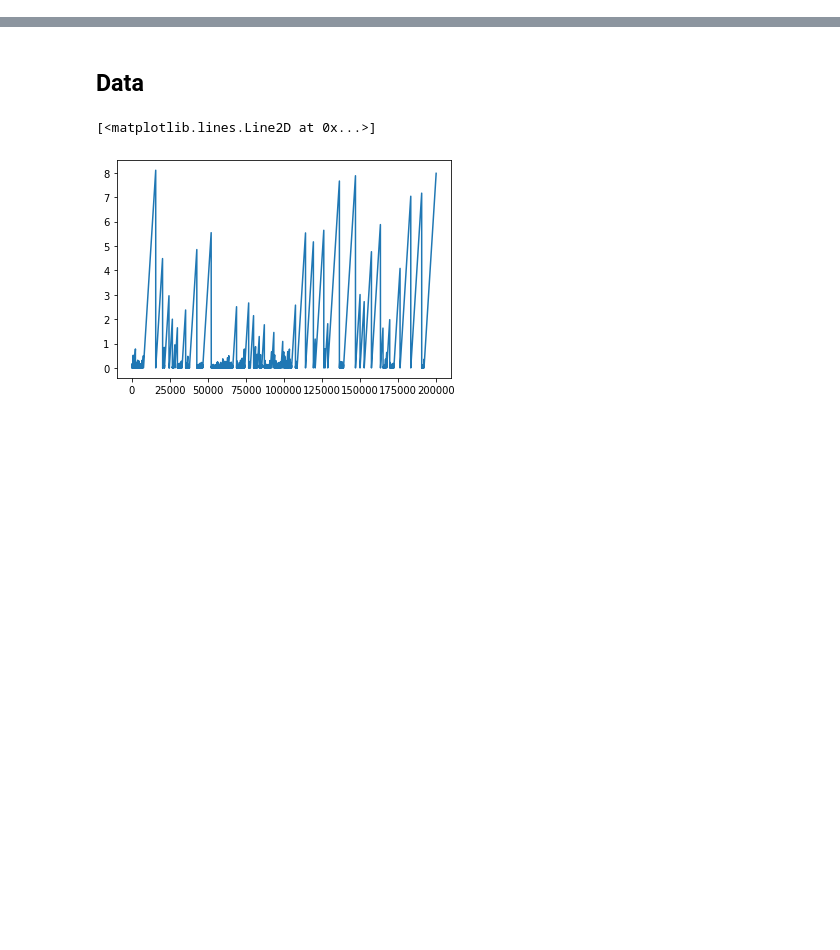
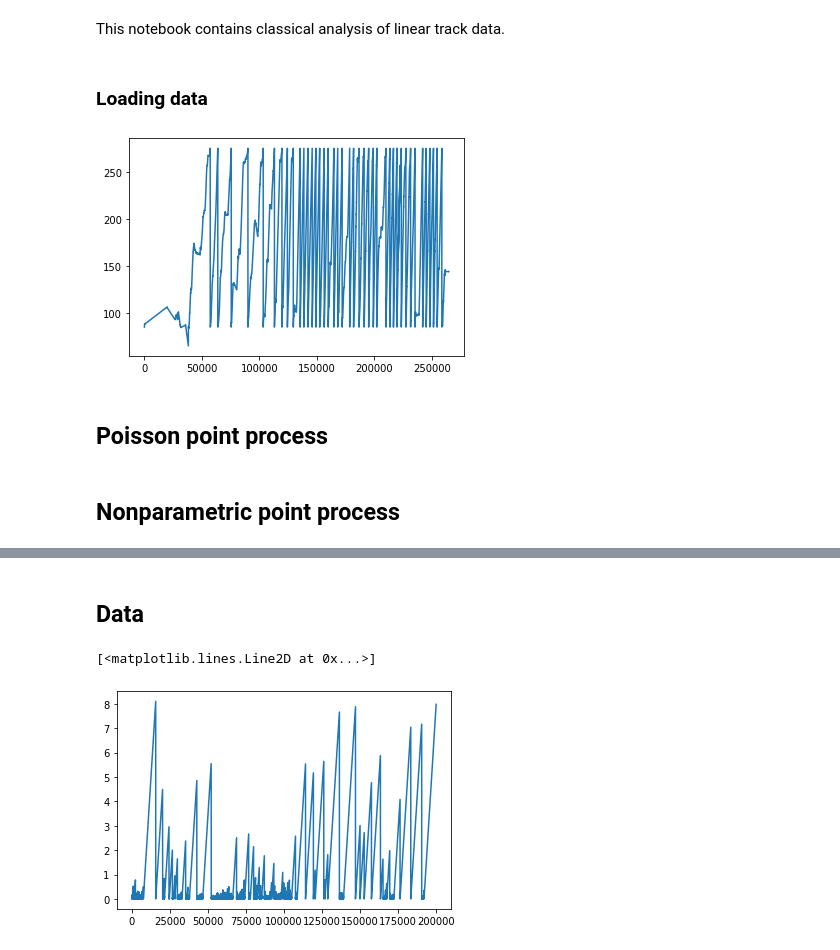
Before and after one commit to davindicode/nonparametric-nonrenewal-process, a Jupyter notebook: notebooks/NPNR.ipynb, the cells around one changed output, grey strips where cells are left out. Drawn from its saved outputs; the diff is of its cells as text; code cells hidden in the pictures; blank space fills up the shorter version.

```diff
--- a/notebooks/th1.ipynb
+++ b/notebooks/NPNR.ipynb
@@ -0,0 +33,19 @@
+# %% [markdown]
+This notebook contains classical analysis of linear track data.
+# %% [markdown]
+### Loading data
+# %%
+# data
+data_path = "../data/hc3/"
+session_name = 'ec014.29_ec014.468_L-to-R'
+max_ISI_order = 4
+
+select_fracs = [0.0, 0.5]
+dataset_dict = hc3.spikes_dataset(session_name, data_path, max_ISI_order, select_fracs)
+# %%
+plt.plot(dataset_dict['covariates']['x'])
+plt.show()
+# %% [output]
+[figure, added]
+# %% [markdown]
+## Poisson point process
@@ -0,0 +85,2 @@
+# %% [markdown]
+## Nonparametric point process
```
Also changed, not shown: parts of 20 cells of this notebook, 9 other files.
